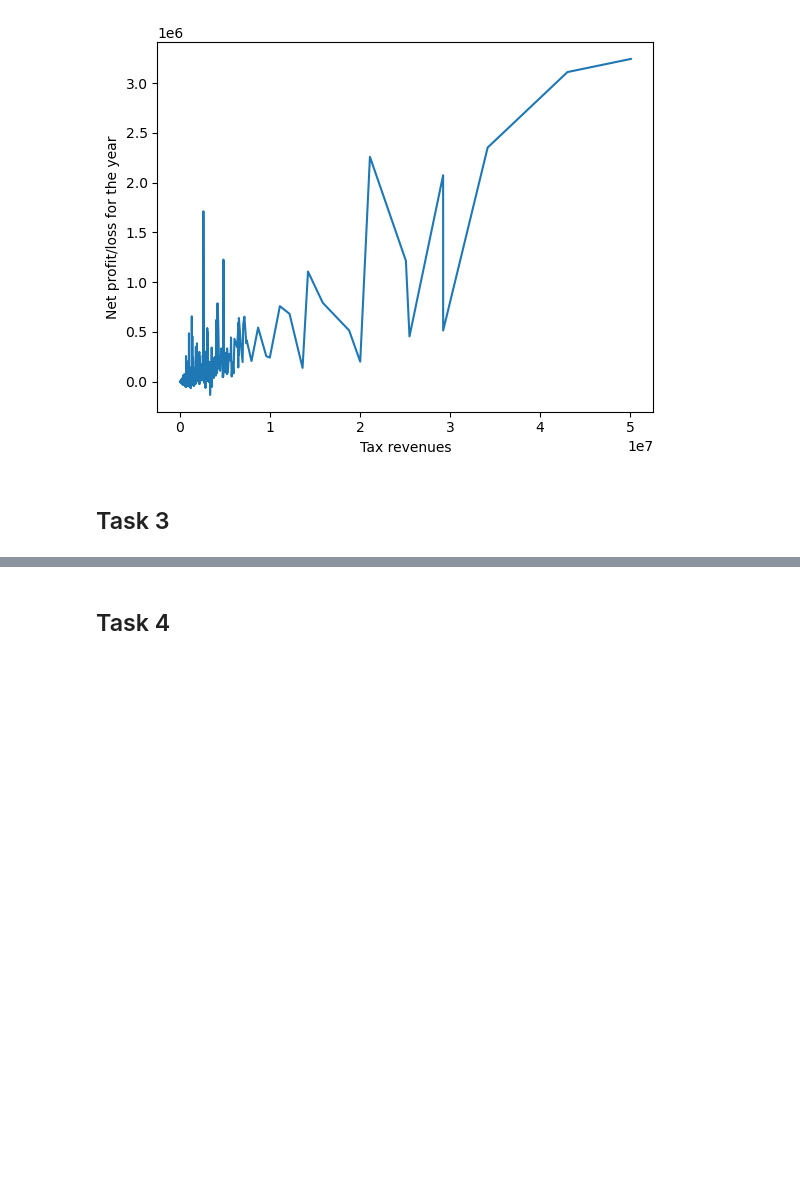
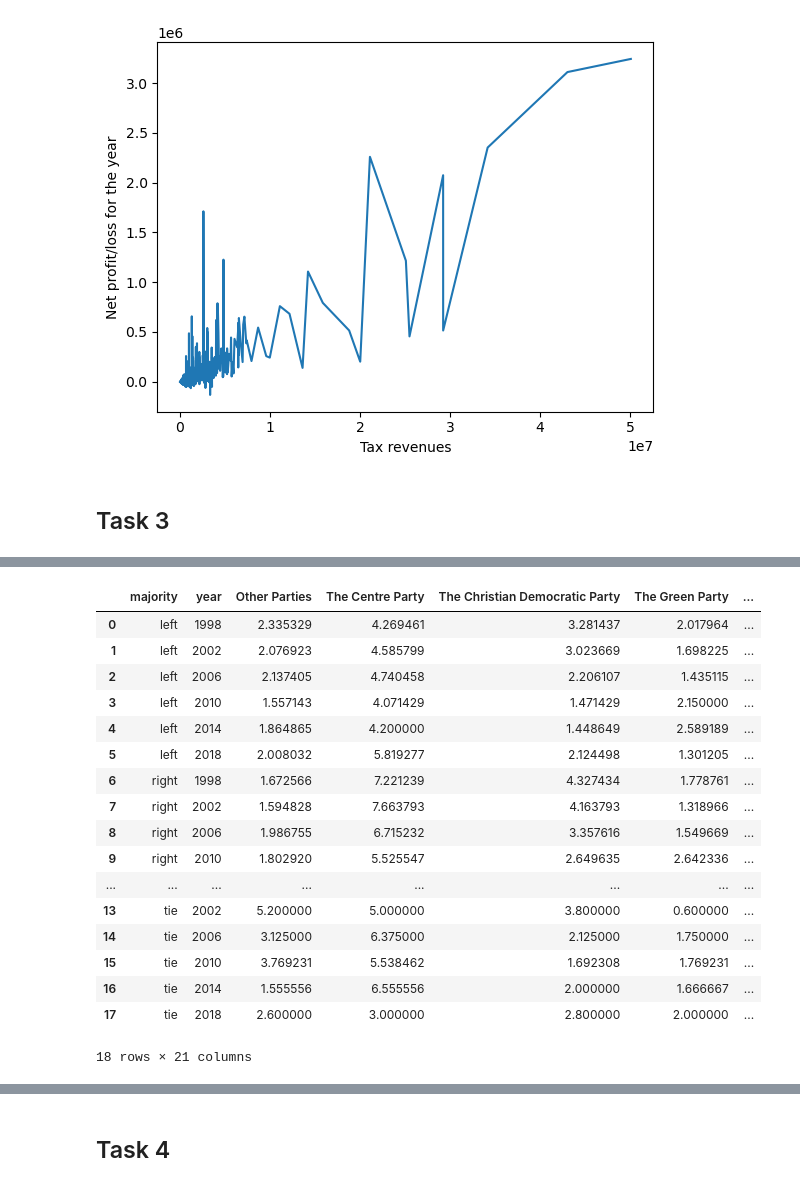
Before and after one commit to Keno-git/DS_assigment1, a Jupyter notebook: Assigment_1/Assigment_1.ipynb, the cells around one changed output, grey strips where cells are left out. Saved outputs shown, nothing was run; the diff lists cells and outputs as text; code cells hidden in the pictures; blank space fills up the shorter version.

```diff
--- a/Assigment_1/Assigment_1.ipynb
+++ b/Assigment_1/Assigment_1.ipynb
@@ -278,0 +306,23 @@ sns.lineplot(data=df, x="Tax revenues", y="Net profit/loss for the year")
+# %%
+df_cop = df.copy()
+df_cop = df_cop.groupby(["majority", "year"]).mean().reset_index(level=["majority","year"])
+df_cop
+# %% [output]
+|  | majority | year | Other Parties | The Centre Party | The Christian Democratic Party | The Green Party | ... |
+| 0 | left | 1998 | 2.335329 | 4.269461 | 3.281437 | 2.017964 | ... |
+| 1 | left | 2002 | 2.076923 | 4.585799 | 3.023669 | 1.698225 | ... |
+| 2 | left | 2006 | 2.137405 | 4.740458 | 2.206107 | 1.435115 | ... |
+| 3 | left | 2010 | 1.557143 | 4.071429 | 1.471429 | 2.150000 | ... |
+| 4 | left | 2014 | 1.864865 | 4.200000 | 1.448649 | 2.589189 | ... |
+| 5 | left | 2018 | 2.008032 | 5.819277 | 2.124498 | 1.301205 | ... |
+| 6 | right | 1998 | 1.672566 | 7.221239 | 4.327434 | 1.778761 | ... |
+| 7 | right | 2002 | 1.594828 | 7.663793 | 4.163793 | 1.318966 | ... |
+| 8 | right | 2006 | 1.986755 | 6.715232 | 3.357616 | 1.549669 | ... |
+| 9 | right | 2010 | 1.802920 | 5.525547 | 2.649635 | 2.642336 | ... |
+| ... | ... | ... | ... | ... | ... | ... | ... |
+| 13 | tie | 2002 | 5.200000 | 5.000000 | 3.800000 | 0.600000 | ... |
+| 14 | tie | 2006 | 3.125000 | 6.375000 | 2.125000 | 1.750000 | ... |
+| 15 | tie | 2010 | 3.769231 | 5.538462 | 1.692308 | 1.769231 | ... |
+| 16 | tie | 2014 | 1.555556 | 6.555556 | 2.000000 | 1.666667 | ... |
+| 17 | tie | 2018 | 2.600000 | 3.000000 | 2.800000 | 2.000000 | ... |
+18 rows × 21 columns
```
Also changed, not shown: parts of 5 cells of this notebook.
